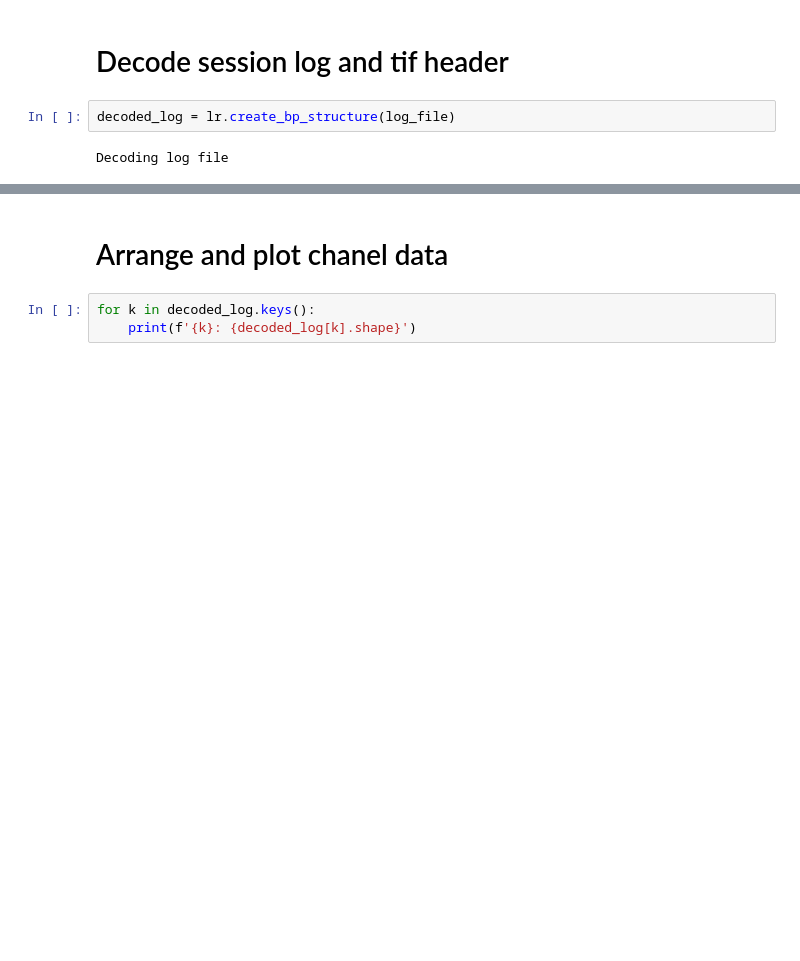
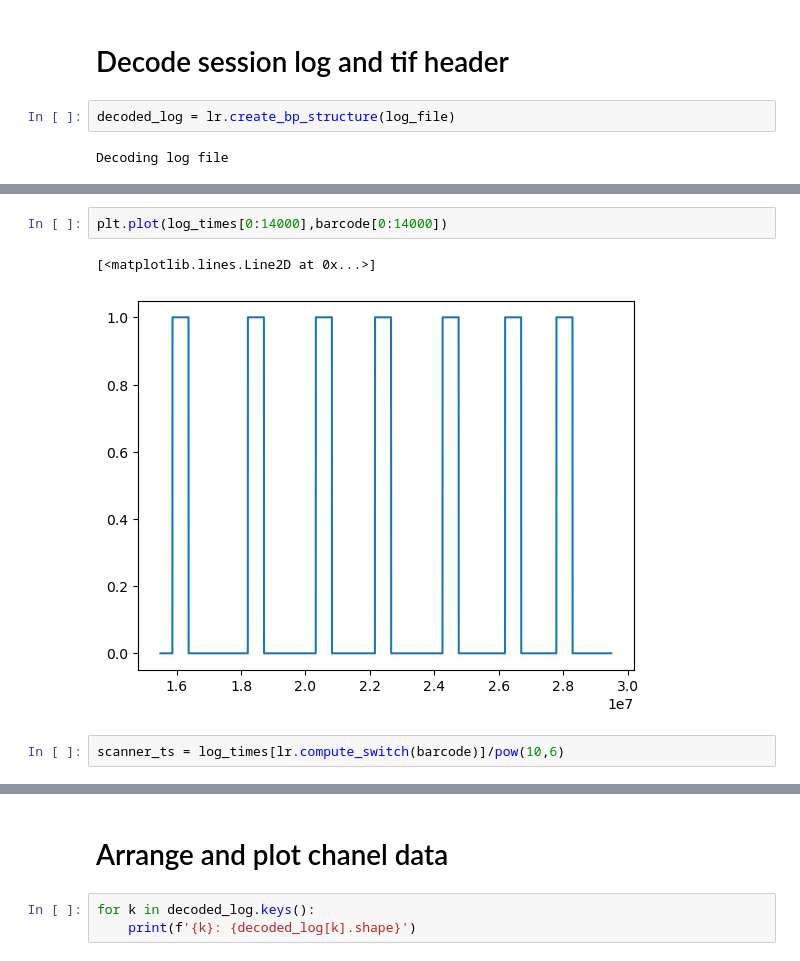
Before and after one commit to NeuroNetMem/pipeline_2p, a Jupyter notebook: logreader/read_session_log.ipynb, the cells around one changed output, grey strips where cells are left out. Saved outputs shown, nothing was run; the diff lists cells and outputs as text; blank space fills up the shorter version.

```diff
--- a/logreader/read_session_log.ipynb
+++ b/logreader/read_session_log.ipynb
@@ -245,0 +94,7 @@ def decode_logfile(logfile):
+# %%
+plt.plot(log_times[0:14000],barcode[0:14000])
+# %% [output]
+[<matplotlib.lines.Line2D at 0x...>]
+[figure, added]
+# %%
+scanner_ts = log_times[lr.compute_switch(barcode)]/pow(10,6)
```
Also changed, not shown: parts of 19 cells of this notebook, 3 other files.
